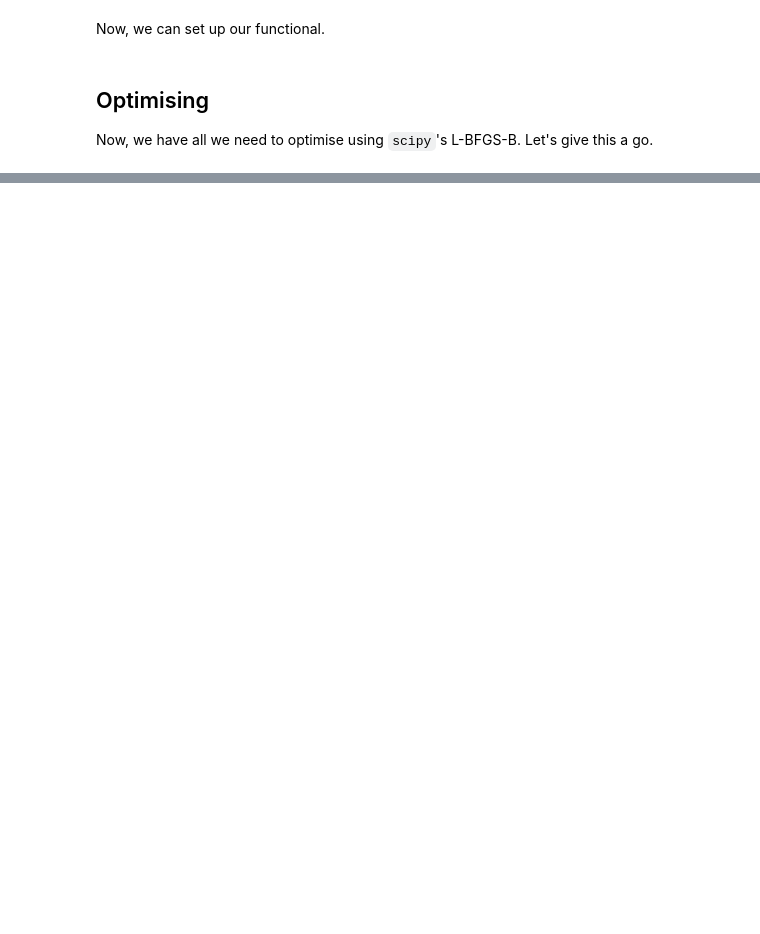
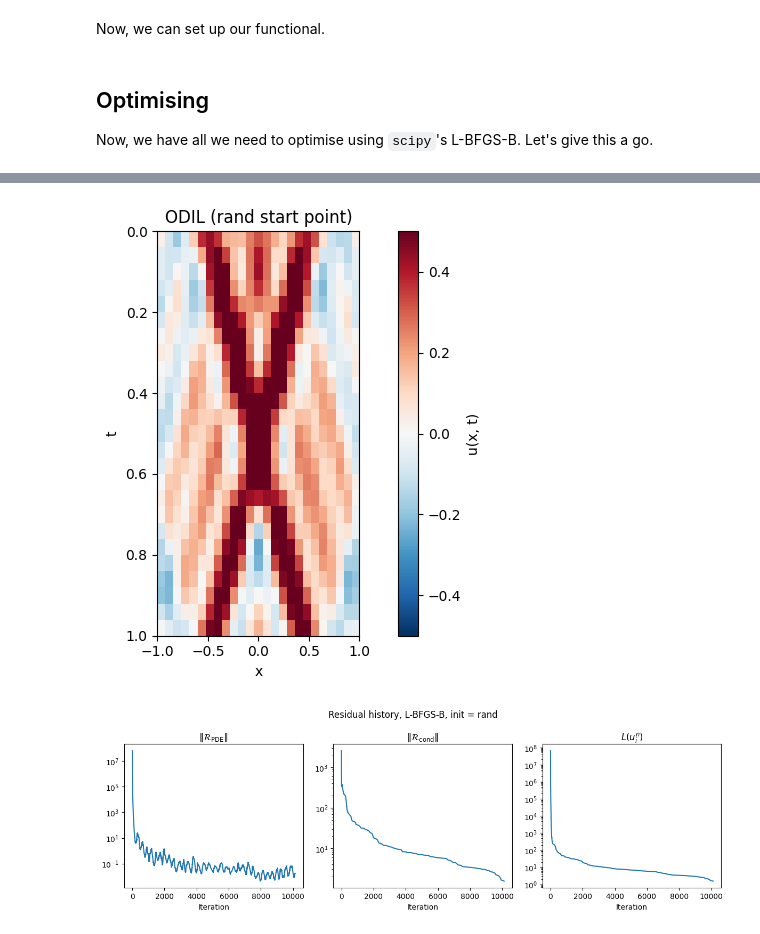
Before and after one commit to Commit2Cosmos/Transcranial-Ultrasound-ODIL, a Jupyter notebook: notebooks/reproduction/odil.ipynb, the cells around one changed output, grey strips where cells are left out. Cells and saved outputs as stored; diff of their text form; code cells hidden in the pictures; blank space fills up the shorter version.

```diff
--- a/notebooks/reproduction/odil.ipynb
+++ b/notebooks/reproduction/odil.ipynb
@@ -259 +289,43 @@ import scipy.optimize as scopt
+# %%
+def run_odil(init_values, method="L-BFGS-B", field_plot_title="ODIL", history_plot_title="Residual history", maxiter=10000, ftol=1e-12, gtol=1e-8):
+    # setup
+    if init_values == "zeros":
+        u = Wavefield() # instantiate with zeros
+    elif init_values == "rand":
+        u = Wavefield(init=np.random.rand(25, 25))
+    elif isinstance(init_values, np.ndarray):
+        u = Wavefield(init=init_values)
+    else:
+        raise ValueError("init_values must be one of 'zeros', 'rand', or np.ndarray, got", type(init_values))
+
+    functional = DiscretePDELoss(u)
+
+    # jit compile gradient function
+    f_jit = jax.jit(functional)
+    grad_f = jax.jit(jax.grad(functional)) # specify the gradient using jax
+
+    hess_f=jax.jit(jax.hessian(functional)) if method=='Newton-CG' else None
+    opts = {'maxiter': maxiter} if method == 'Newton-CG' else {'maxiter': maxiter, 'ftol': ftol, 'gtol': gtol}
+
+    # optimise and time
+    start = time.time()
+    result = scopt.minimize(
+        functional,
+        x0=u._data.copy(),
+        jac=grad_f,
+        hess=hess_f,
+        method=method,
+        options=opts
+    )
+    end = time.time()
+
+    convergence = result["success"]
+    print(f"Convergence: {" achieved" if convergence else " failed"}", )
+    if convergence: print("Iterations:", result.nit)
+    print("Wall time:", end - start)
+
+    u._data = result.x
+    u.show(field_plot_title)
+
+    functional.plot_history(history_plot_title)
 # %%
@@ -262,0 +338,3 @@ functional = DiscretePDELoss(u)
+# %%
+run_odil(init_values='rand', field_plot_title="ODIL (rand start point)", history_plot_title="Residual history, L-BFGS-B, init = rand")
+# %% [output]
@@ -263 +343,3 @@ functional = DiscretePDELoss(u)
+[figure, added]
+[figure, added]
 # %%
```
Also changed, not shown: parts of 8 cells of this notebook.
